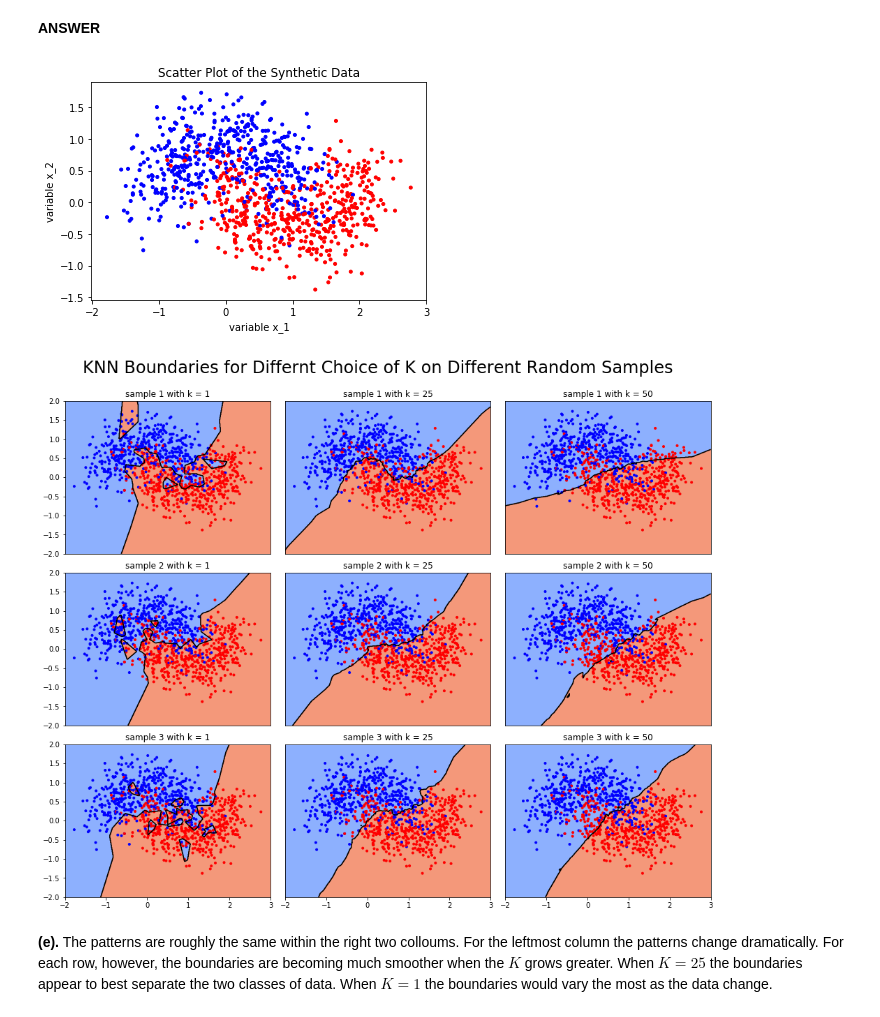
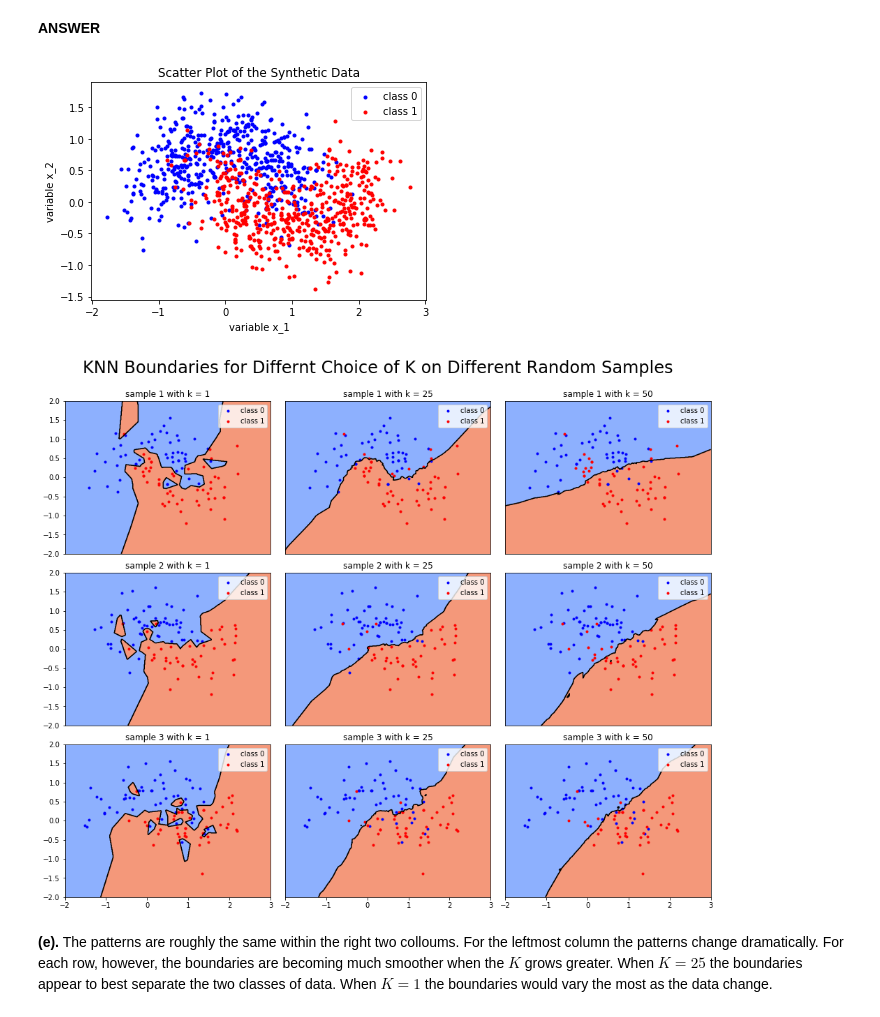
Before and after one commit to ywang512/ids705, a Jupyter notebook: assignments/Assignment_2_Answer.ipynb, the cells around one changed output. Cells and saved outputs as stored; diff of their text form; code cells hidden in the pictures.

```diff
--- a/assignments/Assignment_2_Answer.ipynb
+++ b/assignments/Assignment_2_Answer.ipynb
@@ -256,0 +264,5 @@ array([[3.        ],
+# %%
+K = 3
+knn_4_3 = KNeighborsClassifier(n_neighbors=K)
+knn_4_3.fit(X, y)
+print(knn_4_3.predict(np.array([0,0,0]).reshape(1,3)))
@@ -285,21 +299,25 @@ x_1 = x[:,0]
 x_2 = x[:,1]
 # %%
 ### b
-plt.scatter(x_1, x_2, c=y, cmap = cm.bwr, marker = '.')
+i0 = np.where(y == 0)
+i1 = np.where(y == 1)
+plt.scatter(x_1[i0], x_2[i0], c='b', marker = '.', label = 'class 0')
+plt.scatter(x_1[i1], x_2[i1], c='r', marker = '.', label = 'class 1')
 plt.title("Scatter Plot of the Synthetic Data")
 plt.xlabel("variable x_1")
 plt.ylabel("variable x_2")
+plt.legend()
 plt.show()
 # %% [output]
-[figure, old version]
+[figure, new version]
 # %%
 ### c
 sam1 = np.random.choice(1000, 100)
 sam2 = np.random.choice(1000, 100)
 sam3 = np.random.choice(1000, 100)
-x1 = x[sam1]; y1 = y[sam1]
-x2 = x[sam2]; y2 = y[sam2]
-x3 = x[sam3]; y3 = y[sam3]
+x1 = x[sam1]; y1 = y[sam1]; x1_1 = x1[:,0]; x1_2 = x1[:,1]
+x2 = x[sam2]; y2 = y[sam2]; x2_1 = x2[:,0]; x2_2 = x2[:,1]
+x3 = x[sam3]; y3 = y[sam3]; x3_1 = x3[:,0]; x3_2 = x3[:,1]
 
 N_grid = 501
 grid_x = np.linspace(-2, 3, N_grid)
@@ -329,32 +347,36 @@ knn3_50, Z3_50 = KNN_PRE(x3, y3, x_pre, 50, N_grid)
 # %%
 ### d
 from matplotlib import cm
 
 def PRE_PLOT(ax, X, Y, Z, x1, x2, y, s, k, P):
+    i0 = np.where(y == 0)
+    i1 = np.where(y == 1)
     cset = ax.contourf(X, Y, Z, levels = (-1,0,1), cmap=cm.coolwarm)
     ax.contour(cset, colors = 'k')
-    ax.scatter(x1, x2, c=y, cmap=cm.bwr, marker='.')
+    ax.scatter(x1[i0], x2[i0], c='b', marker='.', label = 'class 0')
+    ax.scatter(x1[i1], x2[i1], c='r', marker='.', label = 'class 1')
+    ax.legend()
     ax.set_title("sample %d with k = %d" % (s, k))
     if P < 6:
         ax.set_xticks([])
     if P % 3 != 0:
         ax.set_yticks([])
 
 fig, axs = plt.subplots(3, 3, figsize = (15, 12))
-PRE_PLOT(axs[0,0], XX, YY, Z1_1, x_1, x_2, y, 1, 1, 0)
-PRE_PLOT(axs[0,1], XX, YY, Z1_25, x_1, x_2, y, 1, 25, 1)
-PRE_PLOT(axs[0,2], XX, YY, Z1_50, x_1, x_2, y, 1, 50, 2)
-PRE_PLOT(axs[1,0], XX, YY, Z2_1, x_1, x_2, y, 2, 1, 3)
-PRE_PLOT(axs[1,1], XX, YY, Z2_25, x_1, x_2, y, 2, 25, 4)
-PRE_PLOT(axs[1,2], XX, YY, Z2_50, x_1, x_2, y, 2, 50, 5)
-PRE_PLOT(axs[2,0], XX, YY, Z3_1, x_1, x_2, y, 3, 1, 6)
-PRE_PLOT(axs[2,1], XX, YY, Z3_25, x_1, x_2, y, 3, 25, 7)
-PRE_PLOT(axs[2,2], XX, YY, Z3_50, x_1, x_2, y, 3, 50, 8)
+PRE_PLOT(axs[0,0], XX, YY, Z1_1, x1_1, x1_2, y1, 1, 1, 0)
+PRE_PLOT(axs[0,1], XX, YY, Z1_25, x1_1, x1_2, y1, 1, 25, 1)
+PRE_PLOT(axs[0,2], XX, YY, Z1_50, x1_1, x1_2, y1, 1, 50, 2)
+PRE_PLOT(axs[1,0], XX, YY, Z2_1, x2_1, x2_2, y2, 2, 1, 3)
+PRE_PLOT(axs[1,1], XX, YY, Z2_25, x2_1, x2_2, y2, 2, 25, 4)
+PRE_PLOT(axs[1,2], XX, YY, Z2_50, x2_1, x2_2, y2, 2, 50, 5)
+PRE_PLOT(axs[2,0], XX, YY, Z3_1, x3_1, x3_2, y3, 3, 1, 6)
+PRE_PLOT(axs[2,1], XX, YY, Z3_25, x3_1, x3_2, y3, 3, 25, 7)
+PRE_PLOT(axs[2,2], XX, YY, Z3_50, x3_1, x3_2, y3, 3, 50, 8)
 fig.suptitle("KNN Boundaries for Differnt Choice of K on Different Random Samples", fontsize = 24)
 plt.tight_layout(pad = 6, h_pad = 0.5, w_pad = 1)
 plt.show()
 # %% [output]
-[figure, old version]
+[figure, new version]
 # %% [markdown]
 **(e).** The patterns are roughly the same within the right two colloums. For the leftmost column the patterns change dramatically. For each row, however, the boundaries are becoming much smoother when the $K$ grows greater. When $K = 25$ the boundaries appear to best separate the two classes of data. When $K=1$ the boundaries would vary the most as the data change.
 # %% [markdown]
```
Also changed, not shown: parts of 14 cells of this notebook, 1 other file.
